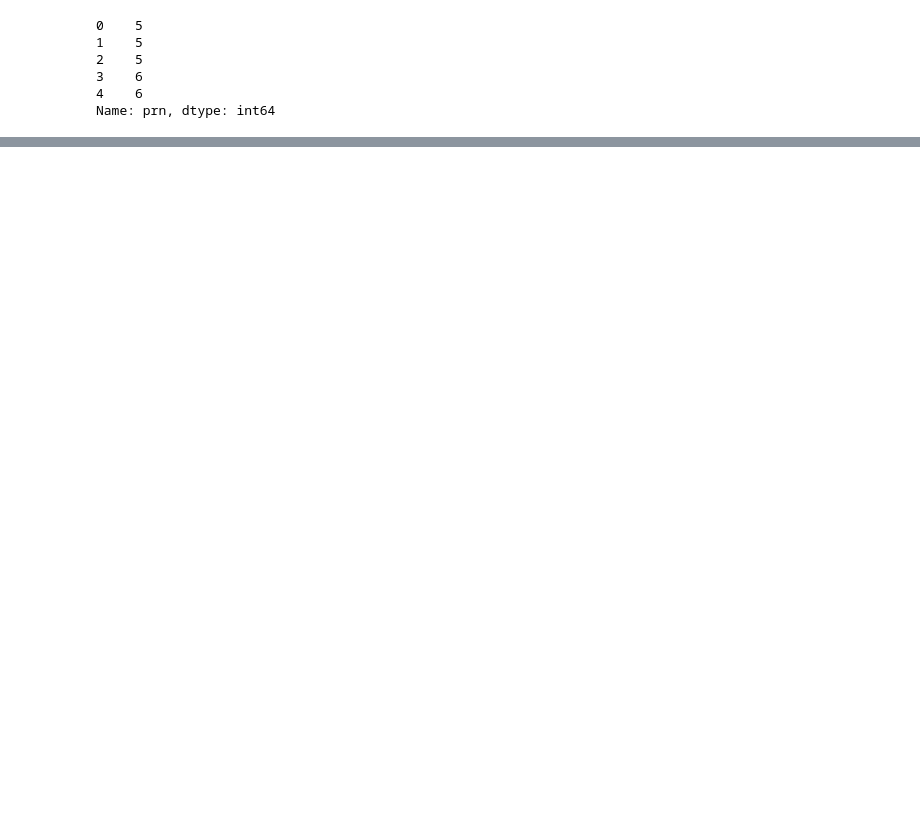
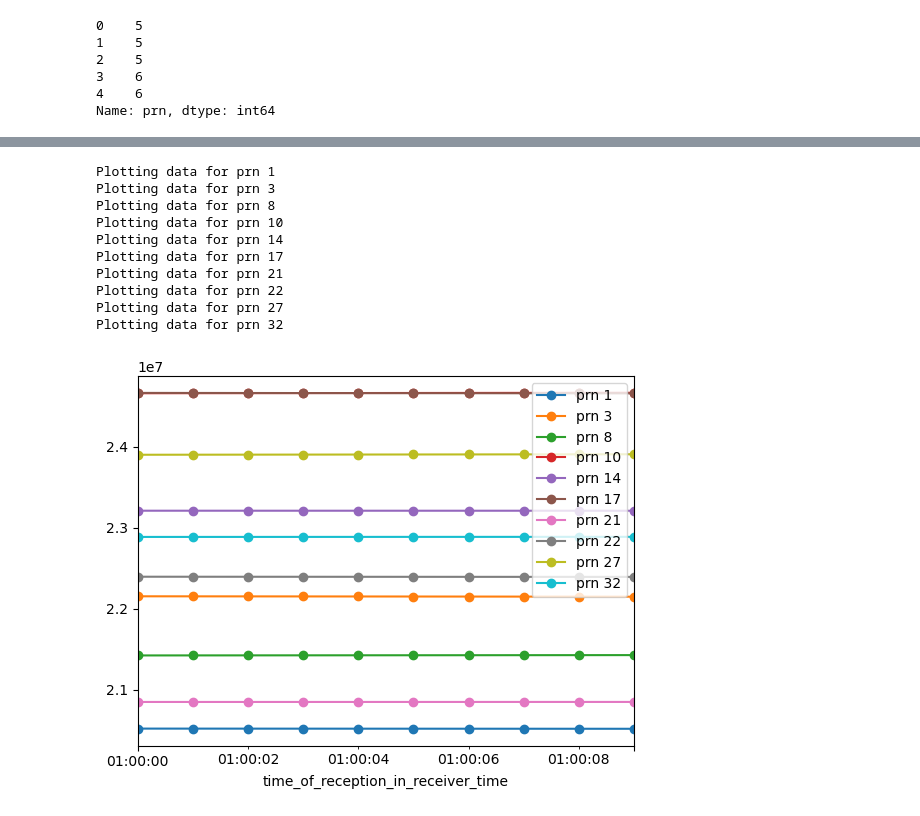
Before and after one commit to plutonheaven/prx-practical-lab, a Jupyter notebook: student_0_pandas.ipynb, the cells around one changed output, grey strips where cells are left out. Cells and saved outputs as stored; diff of their text form; code cells hidden in the pictures; blank space fills up the shorter version.

```diff
--- a/student_0_pandas.ipynb
+++ b/student_0_pandas.ipynb
@@ -151,0 +285,24 @@ https://www.geeksforgeeks.org/different-ways-to-iterate-over-rows-in-pandas-data
+# %%
+# plotting using groupby
+fix, ax = plt.subplots()
+for key, group in data_gps_c1c.groupby("prn"):
+    group.plot(
+        x="time_of_reception_in_receiver_time",
+        y="code_observation_m",
+        ax=ax,
+        label="prn " + str(key),
+        marker="o",
+    )
+    print(f"Plotting data for prn {key}")
+# %% [output]
+Plotting data for prn 1
+Plotting data for prn 3
+Plotting data for prn 8
+Plotting data for prn 10
+Plotting data for prn 14
+Plotting data for prn 17
+Plotting data for prn 21
+Plotting data for prn 22
+Plotting data for prn 27
+Plotting data for prn 32
+[figure, added]
```
Also changed, not shown: parts of 47 cells of this notebook.
